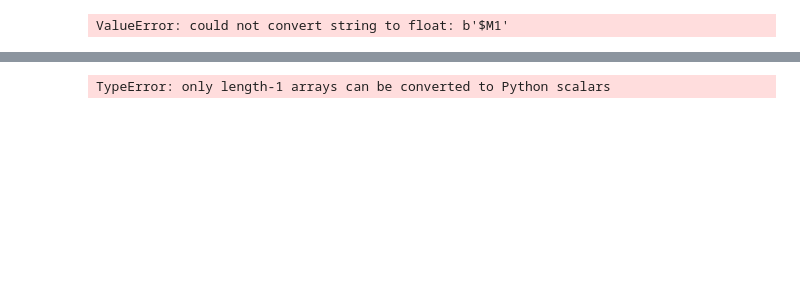
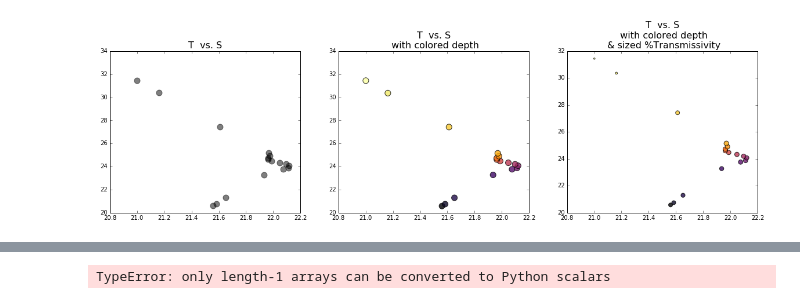
Before and after one commit to lafarris/python4geosciences-hw, a Jupyter notebook: hw4.ipynb, the cells around one changed output, grey strips where cells are left out. Saved outputs shown, nothing was run; the diff lists cells and outputs as text; code cells hidden in the pictures; blank space fills up the shorter version.

```diff
--- a/hw4.ipynb
+++ b/hw4.ipynb
@@ -76,17 +86,40 @@ np.size(Zp)
 # %%
 # 3. Read 2D data and make scatter plot
 
 # Temperature and salinity are known to have an important relationship in oceanography. Investigate that relationship in the CTD
 # data from one of the files stored in data/MCH. Read in the data and make the following plots as subplots in one figure:
 # plot temperature vs. salinity, using black dots to mark the data points.
 # plot temperature vs. salinity, and color the markers with the depth;
 # plot temperature vs. salinity, color the markers with the depth, and then size the markers
 # with another property of your choice from the file.
 # Choose a colormap that is different from the default to use for the colors of your markers for the 2nd and 3rd plots.
 
-data = np.loadtxt('m1001a.cnv2')
+data = np.loadtxt('m1001a.cnv2', comments='*', skiprows=45)
 
 temp = data[:,2]
 salt = data[:,5]
+depth = data[:,1]
+trans = data[:,9]
+
+fig = plt.figure(figsize=(20,5))
+
+# ax = fig.add_subplot(1, 3, 1)
+# ax.set_title('temperature  vs. salinity', fontsize=16)
+# ax.plot(temp, salt, 'k.', markersize=20)
+
+ax = fig.add_subplot(1, 3, 1)
+ax.set_title('T  vs. S', fontsize=16)
+plot1 = ax.scatter(temp, salt, s=100, c='k', alpha=0.5)
+# fig.colorbar(plot1)
+
+ax = fig.add_subplot(1, 3, 2)
+ax.set_title('T  vs. S\n with colored depth', fontsize=16)
+plot2 = ax.scatter(temp, salt, s=100, c=depth, cmap='inferno' , alpha=0.8)
+# fig.colorbar(plot2)
+
+ax = fig.add_subplot(1, 3, 3)
+ax.set_title('T  vs. S\n with colored depth\n & sized %Transmissivity', fontsize=16)
+plot3 = ax.scatter(temp, salt, s=trans, c=depth, cmap='inferno' , alpha=0.8)
+# fig.colorbar(plot3)
 # %% [output]
-ValueError: could not convert string to float: b'$M1'
+[figure, added]
```
Also changed, not shown: parts of 10 cells of this notebook.
